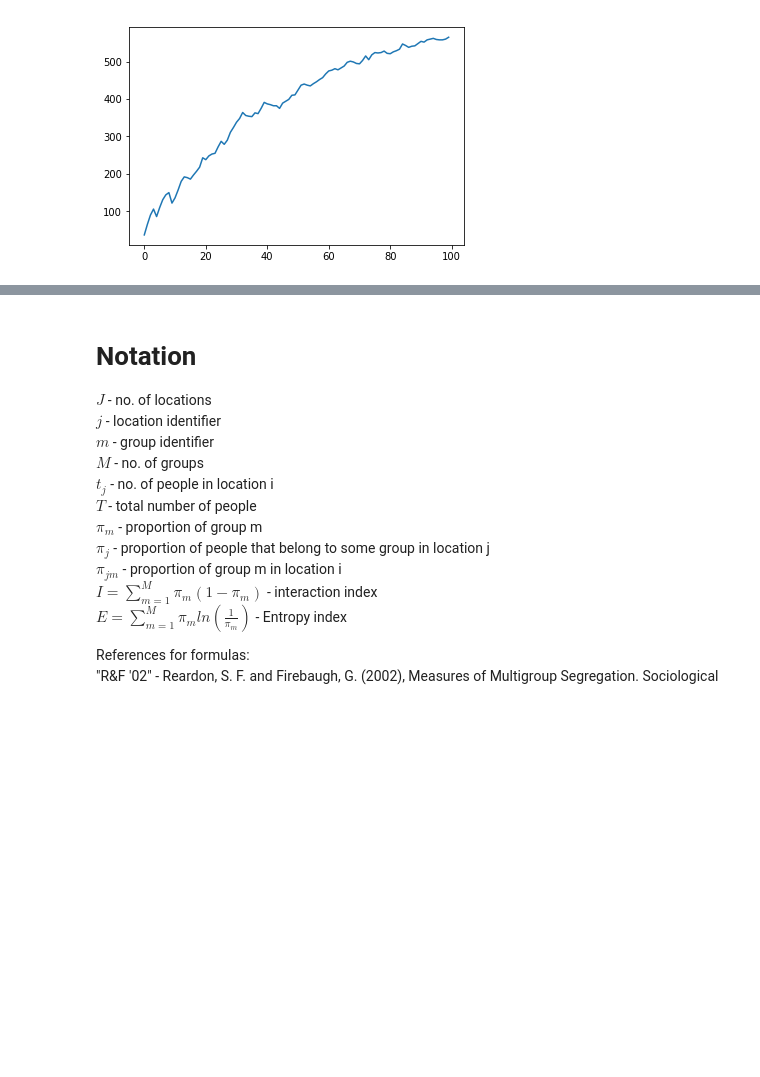
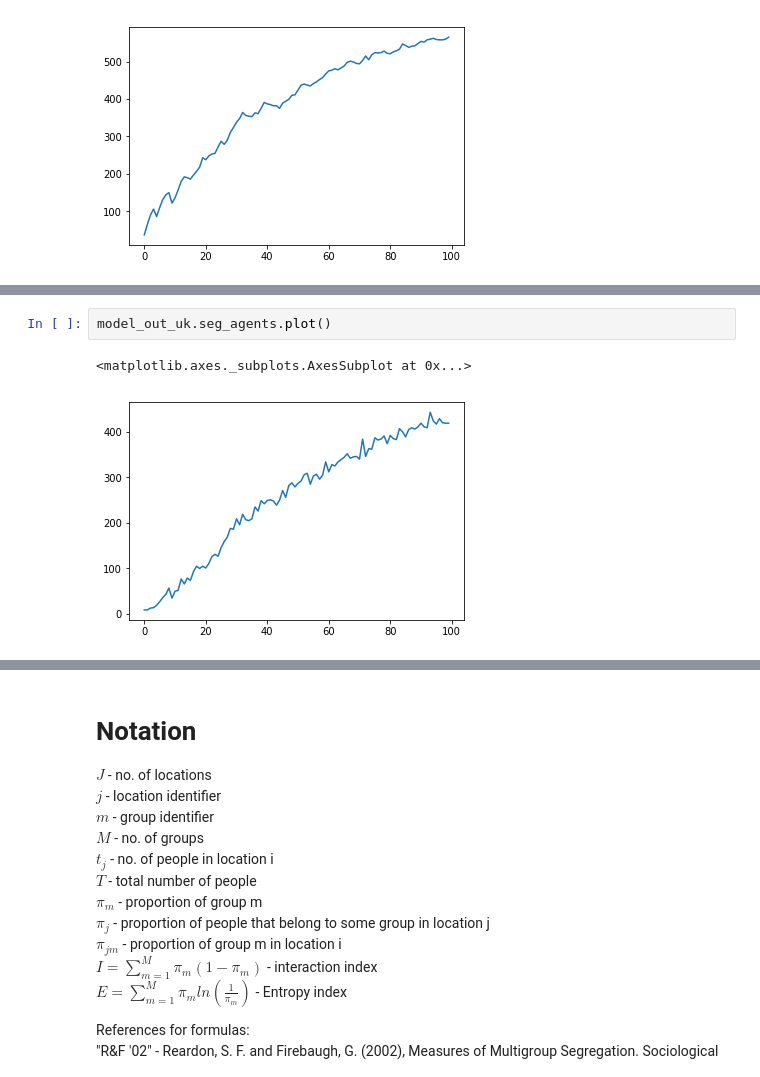
Before and after one commit to axpur/AxelHSG, a Jupyter notebook: notes.ipynb, the cells around one changed output, grey strips where cells are left out. Cells and saved outputs as stored; diff of their text form; blank space fills up the shorter version.

```diff
--- a/notes.ipynb
+++ b/notes.ipynb
@@ -234,0 +241,5 @@ AttributeError: 'DataFrame' object has no attribute 'happy_plot'
+# %%
+model_out_uk.seg_agents.plot()
+# %% [output]
+<matplotlib.axes._subplots.AxesSubplot at 0x...>
+[figure, added]
```
Also changed, not shown: parts of 7 cells of this notebook, 7 other files.
